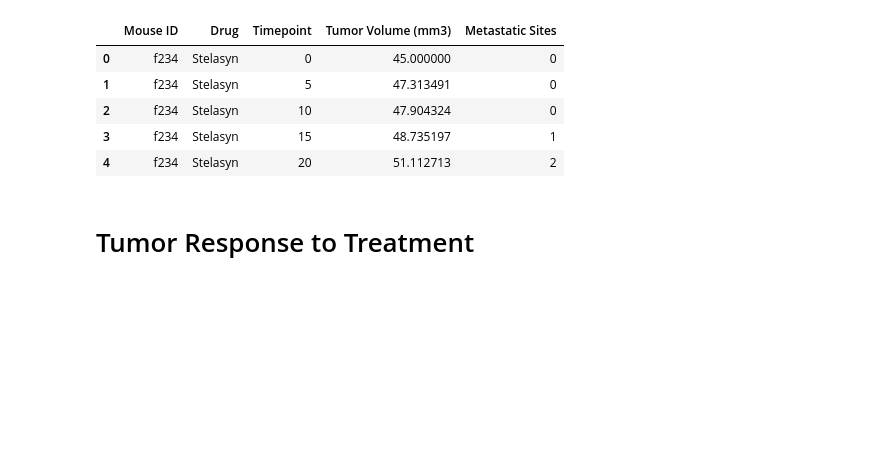
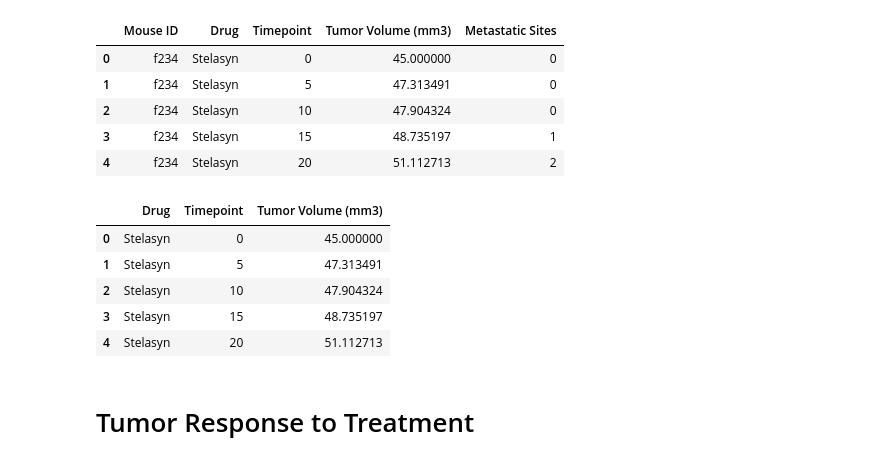
Before and after one commit to sigdelyr/Pymaceuticals_plot, a Jupyter notebook: pymaceuticals.ipynb, the cells around one changed output. Saved outputs shown, nothing was run; the diff lists cells and outputs as text; code cells hidden in the pictures; blank space fills up the shorter version.

```diff
--- a/pymaceuticals.ipynb
+++ b/pymaceuticals.ipynb
@@ -35,8 +35,8 @@ trial_data.head()
 | 4 | c819 | 0 | 45.0 | 0 |
 # %%
 #merge the two data frames into one
-mouse_df = pd.merge(drug_data, trial_data, on=("Mouse ID"))
-mouse_df.head()
+merge_df = pd.merge(drug_data, trial_data, on=("Mouse ID"))
+merge_df.head()
 # %% [output]
 |  | Mouse ID | Drug | Timepoint | Tumor Volume (mm3) | Metastatic Sites |
 | 0 | f234 | Stelasyn | 0 | 45.000000 | 0 |
@@ -44,6 +44,17 @@ mouse_df.head()
 | 2 | f234 | Stelasyn | 10 | 47.904324 | 0 |
 | 3 | f234 | Stelasyn | 15 | 48.735197 | 1 |
 | 4 | f234 | Stelasyn | 20 | 51.112713 | 2 |
+# %%
+# For tumor_vol_df extract only columns "Drug", "Timepoint" and "Tumor Volume (mm3)"
+tumor_vol_df = merge_df.loc[:,['Drug', 'Timepoint', 'Tumor Volume (mm3)']]
+tumor_vol_df.head()
+# %% [output]
+|  | Drug | Timepoint | Tumor Volume (mm3) |
+| 0 | Stelasyn | 0 | 45.000000 |
+| 1 | Stelasyn | 5 | 47.313491 |
+| 2 | Stelasyn | 10 | 47.904324 |
+| 3 | Stelasyn | 15 | 48.735197 |
+| 4 | Stelasyn | 20 | 51.112713 |
 # %% [markdown]
 # Tumor Response to Treatment
 # %%
```
Also changed, not shown: parts of 6 cells of this notebook.
